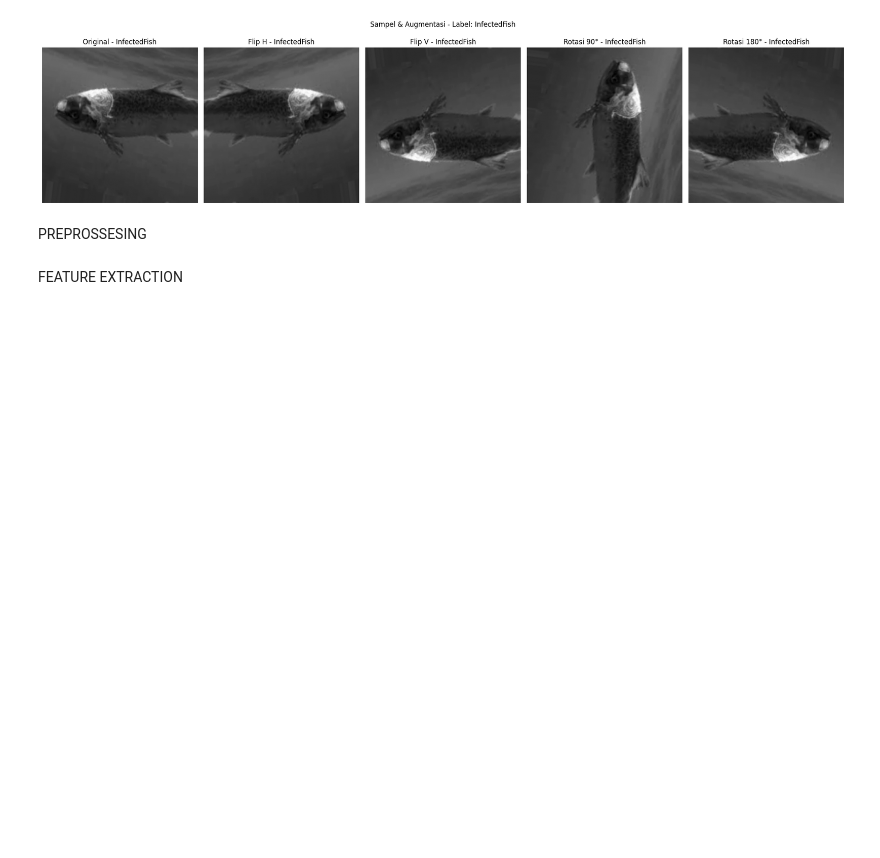
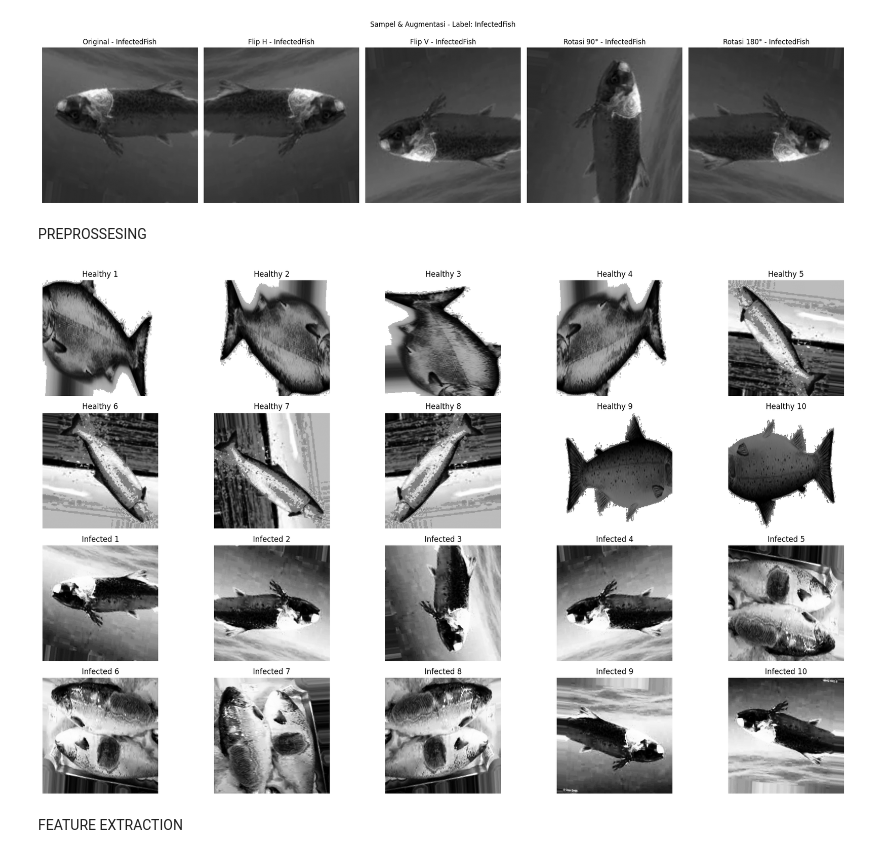
Before and after one commit to Adhitya-RZEN/Projek-PCD-4, a Jupyter notebook: Project/Project_test1.ipynb, the cells around one changed output. Cells and saved outputs as stored; diff of their text form; code cells hidden in the pictures; blank space fills up the shorter version.

Commit message:
tampilin hasil preprocessing

```diff
--- a/Project/Project_test1.ipynb
+++ b/Project/Project_test1.ipynb
@@ -248,14 +213,45 @@ def prepro1(img):
 # %%
 # Inisialisasi list untuk menyimpan hasil preprocessing
 dataPreprocessed_1 = []
 
 # Ambil data hasil augmentasi
 augmented_data = augmented['data']
 
 # Lakukan preprocessing untuk masing-masing percobaan
 for img in augmented_data:
     dataPreprocessed_1.append(prepro1(img))
 dataPreprocessed = dataPreprocessed_1
+
+dataPreprocessed_healthy = []
+dataPreprocessed_infected = []
+
+labels = augmented['labels']
+
+# Lakukan preprocessing untuk masing-masing percobaan
+for img, label in zip(dataPreprocessed, labels):
+    if label == "FreshFish":
+        dataPreprocessed_healthy.append(img)
+    elif label == "InfectedFish":
+        dataPreprocessed_infected.append(img)
+
+# Menampilkan 10 sampel gambar dari masing-masing kategori
+fig, axes = plt.subplots(4, 5, figsize=(20, 12))
+axes = axes.flatten()
+
+for i in range(10):
+    axes[i].imshow(dataPreprocessed_healthy[i], cmap='gray')
+    axes[i].axis('off')
+    axes[i].set_title(f"Healthy {i+1}")
+
+for i in range(10):
+    axes[i+10].imshow(dataPreprocessed_infected[i], cmap='gray')
+    axes[i+10].axis('off')
+    axes[i+10].set_title(f"Infected {i+1}")
+
+plt.tight_layout()
+plt.show()
+# %% [output]
+[figure, added]
 # %% [markdown]
 FEATURE EXTRACTION
 # %%
```
Also changed, not shown: parts of 6 cells of this notebook, 2 other files.
